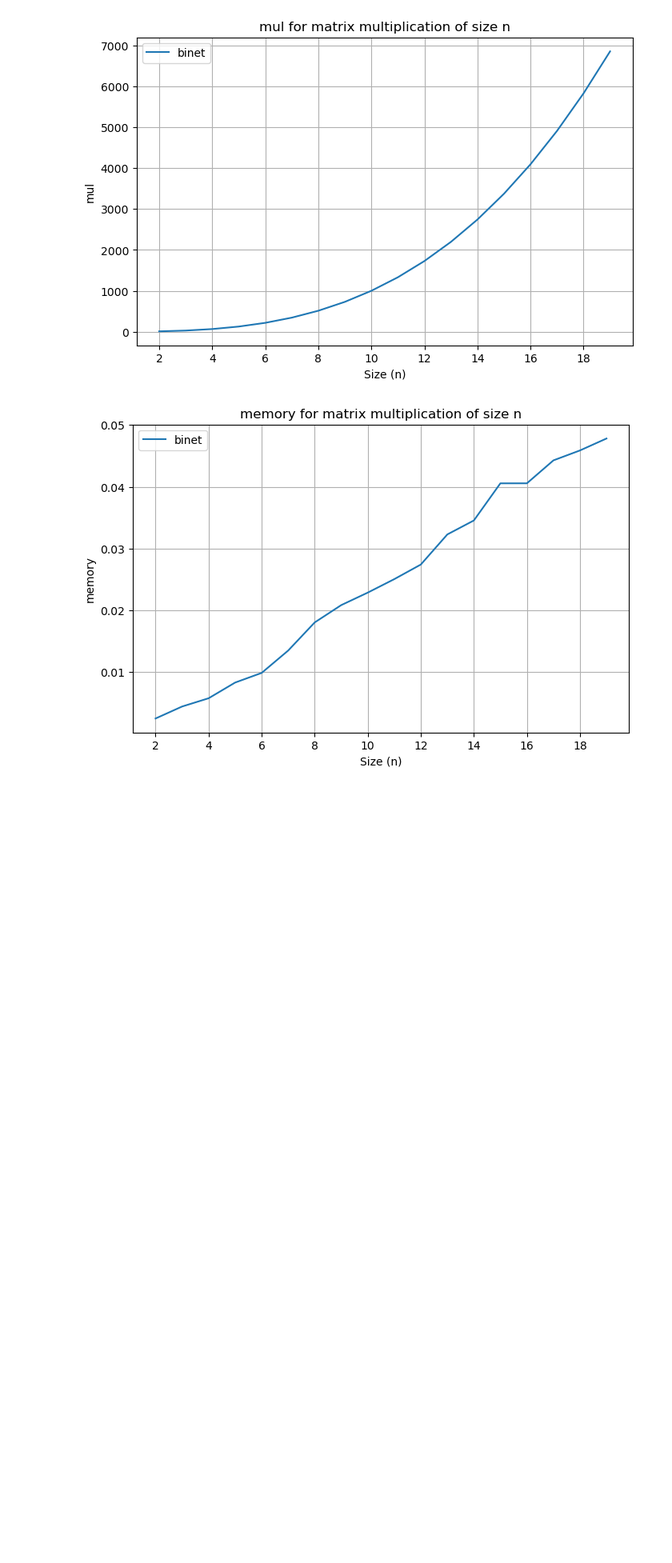
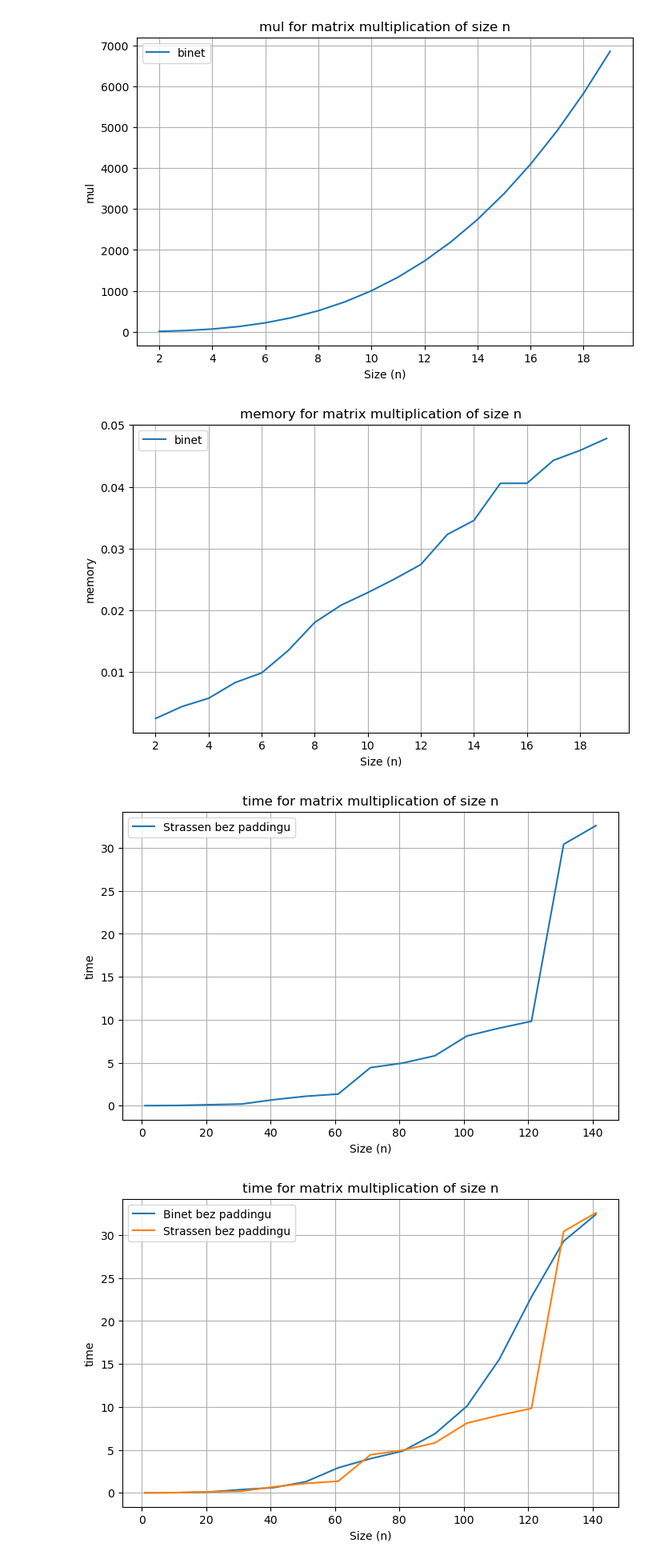
Before and after one commit to ozwonek/Algorytmy-Macierzowe, a Jupyter notebook: ZAD1/main.ipynb, the cells around one changed output. Shown at 80% size. Saved outputs shown, nothing was run; the diff lists cells and outputs as text; code cells hidden in the pictures; blank space fills up the shorter version.

```diff
--- a/ZAD1/main.ipynb
+++ b/ZAD1/main.ipynb
@@ -103,0 +109,6 @@ plot_metric(avg_df, 'memory')
+# %%
+plot_metric(avg_df[avg_df["method"] == "Strassen bez paddingu"], 'time')
+plot_metric(avg_df, 'time')
+# %% [output]
+[figure, added]
+[figure, added]
```
Also changed, not shown: parts of 14 cells of this notebook, 5 other files.
